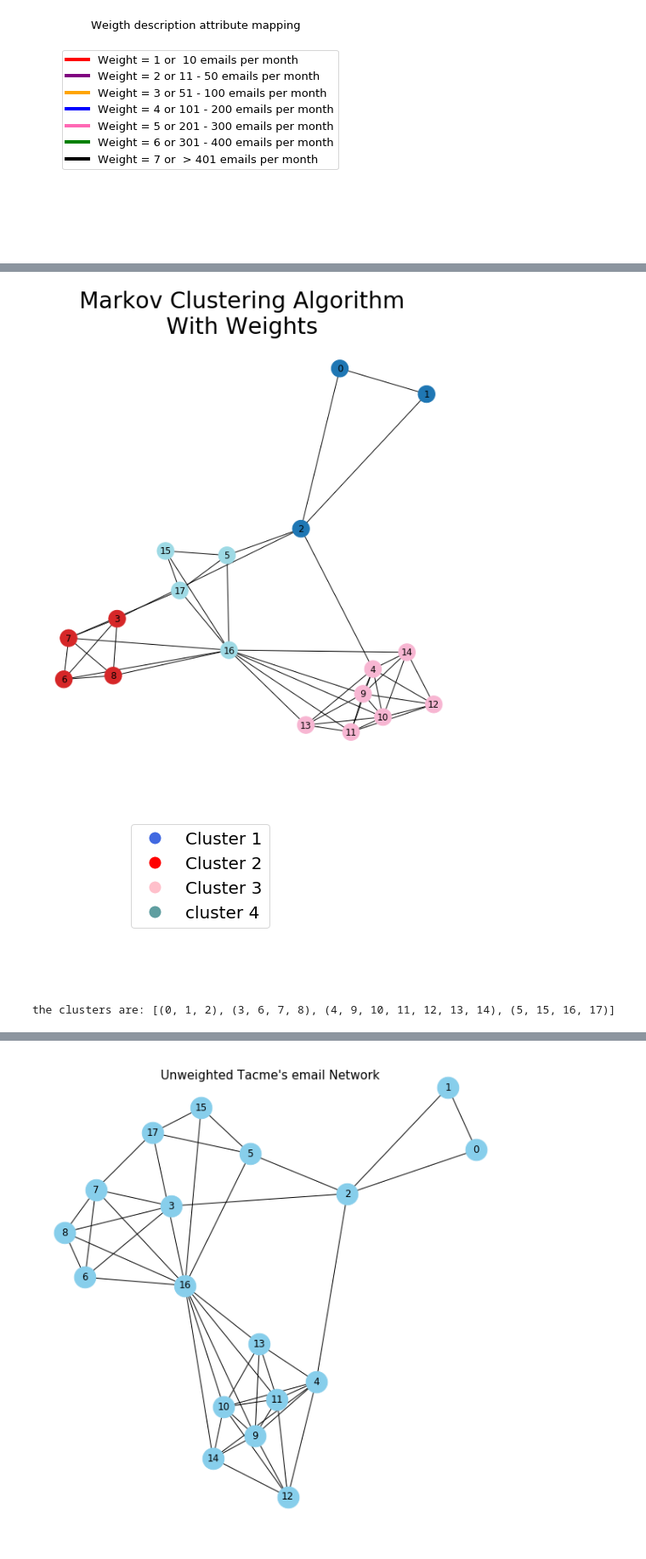
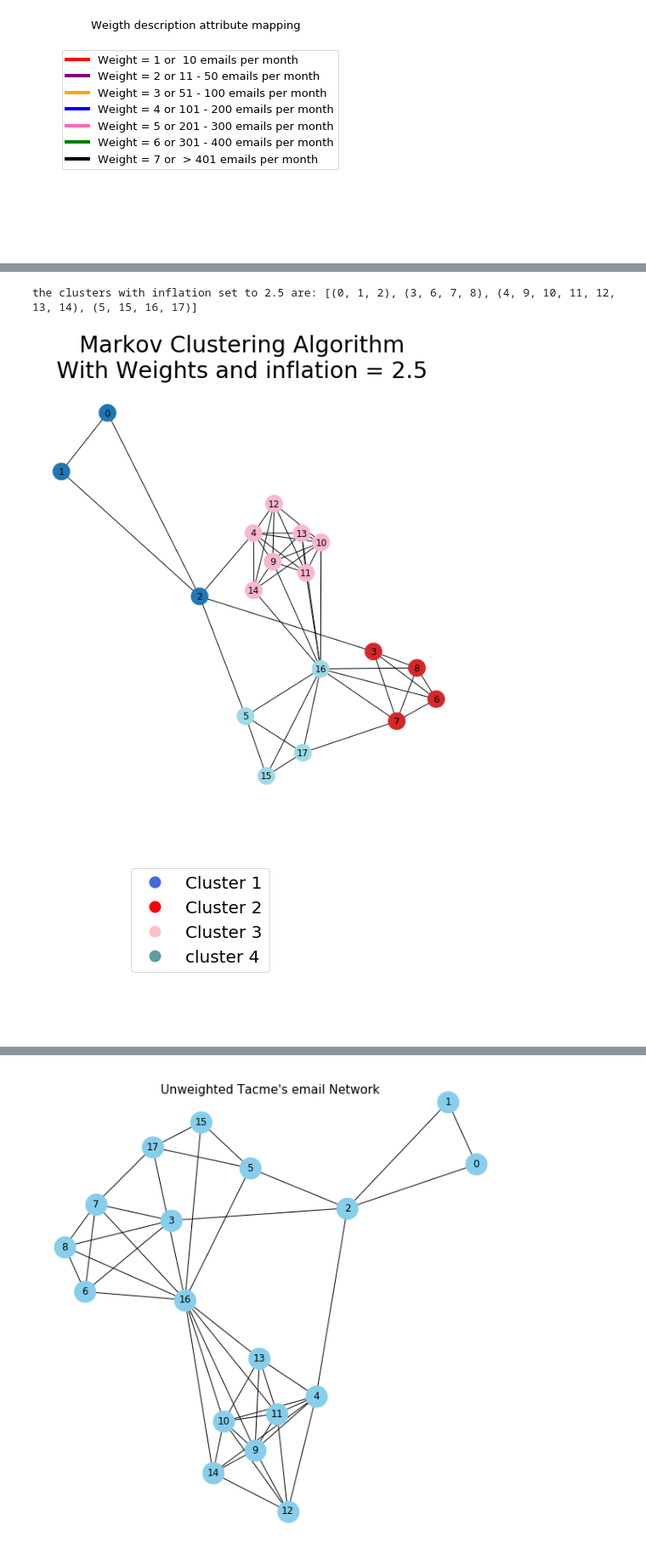
Before and after one commit to carloscarvajal1cc/2019_ML_A3, a Jupyter notebook: DVA3.ipynb, the cells around one changed output, grey strips where cells are left out. Shown at 85% size. Drawn from its saved outputs; the diff is of its cells as text; code cells hidden in the pictures.

```diff
--- a/DVA3.ipynb
+++ b/DVA3.ipynb
@@ -324,43 +564,41 @@ f
 # %%
-#Markov cluster
 
-
-#converting to matrix
+#Markov cluster with inflation set to 2.5
 
 matrix = nx.to_numpy_matrix(TacmeNetwork)
-
 
 result = mc.run_mcl(matrix, inflation = 2.5)
 clusters = mc.get_clusters(result)
 
+print('the clusters with inflation set to 2.5 are: {}'.format(clusters))
+
 plt.figure(figsize=(10,10))
-plt.suptitle('Markov Clustering Algorithm\nWith Weights', fontsize=30)
+plt.suptitle('Markov Clustering Algorithm\nWith Weights and inflation = 2.5', fontsize=30)
 d=mc.draw_graph(matrix, clusters,
               node_size=500, with_labels=True,
               edge_color="black")
 
 legend_elements = [Line2D([0], [0], marker='o', color='w',
                           markerfacecolor='royalblue', markersize=15,
                          label = 'Cluster 1' ),
                 Line2D([0], [0], marker='o', color='w',
-                       markerfacecolor='Red', markersize=15,
+                       markerfacecolor='red', markersize=15,
                       label = 'Cluster 2'),
                 Line2D([0], [0], marker='o',color='w',
                        markerfacecolor='Pink', markersize=15,
                       label = 'Cluster 3'),
                 Line2D([0], [0], marker='o',color='w',
                        markerfacecolor='cadetblue', markersize=15,
                       label = 'cluster 4'),
+
 ]
 plt.show()
 
 fig, ax = plt.subplots()
 ax.legend(handles=legend_elements, loc='center', fontsize = 20)
 plt.axis('off')
 plt.show()
-
-print('the clusters are: {}'.format(clusters))
 # %% [output]
+the clusters with inflation set to 2.5 are: [(0, 1, 2), (3, 6, 7, 8), (4, 9, 10, 11, 12, 13, 14), (5, 15, 16, 17)]
-[figure, old version]
+[figure, new version]
 [figure]
-the clusters are: [(0, 1, 2), (3, 6, 7, 8), (4, 9, 10, 11, 12, 13, 14), (5, 15, 16, 17)]
```
Also changed, not shown: parts of 31 cells of this notebook.
